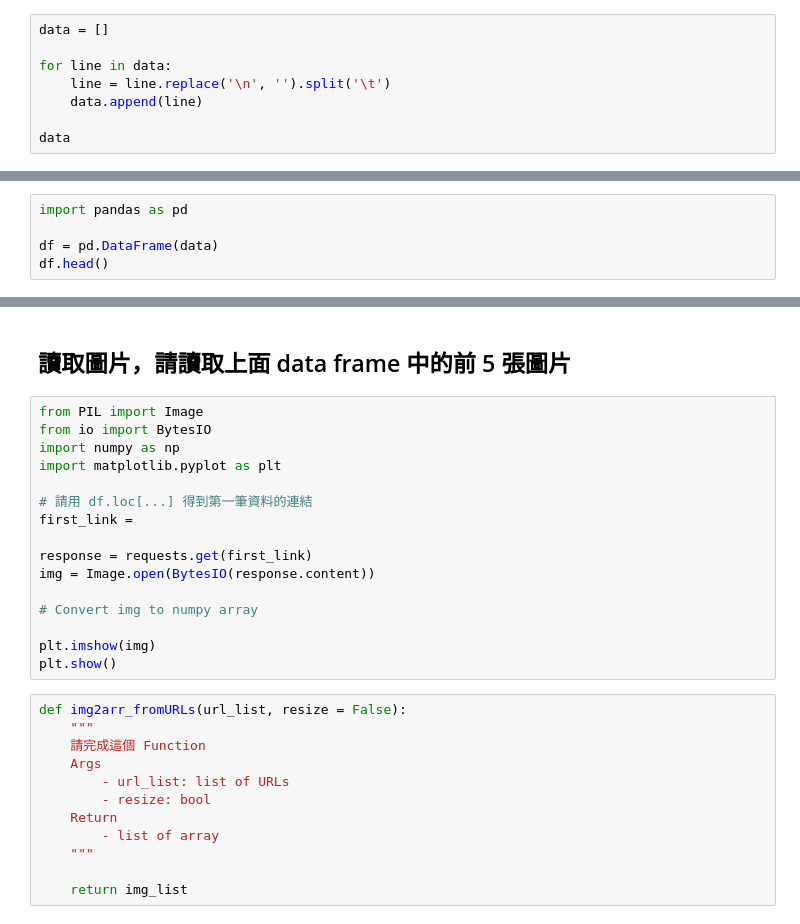
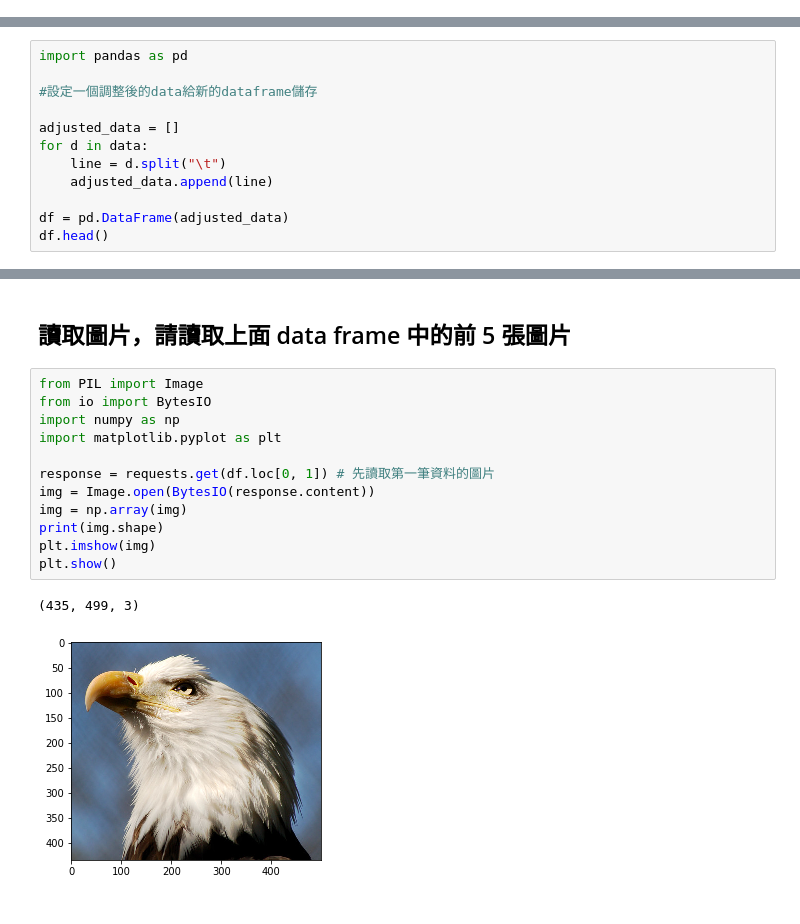
Before and after one commit to lee2nd/Machine-Learning-Marathon, a Jupyter notebook: homework/Day_005_HW.ipynb, the cells around one changed output, grey strips where cells are left out. Saved outputs shown, nothing was run; the diff lists cells and outputs as text.

```diff
--- a/homework/Day_005_HW.ipynb
+++ b/homework/Day_005_HW.ipynb
@@ -68,8 +74,0 @@ AttributeError: 'list' object has no attribute 'split'
-# %%
-data = []
-
-for line in data:
-    line = line.replace('\n', '').split('\t')
-    data.append(line)
-
-data
@@ -80,5 +77,12 @@ data
 # %%
 import pandas as pd
 
-df = pd.DataFrame(data)
+#設定一個調整後的data給新的dataframe儲存
+
+adjusted_data = []
+for d in data:
+    line = d.split("\t")
+    adjusted_data.append(line)
+
+df = pd.DataFrame(adjusted_data)
 df.head()
@@ -87,28 +98,15 @@ df.head()
 # %%
 from PIL import Image
 from io import BytesIO
 import numpy as np
 import matplotlib.pyplot as plt
 
-# 請用 df.loc[...] 得到第一筆資料的連結
-first_link =
-
-response = requests.get(first_link)
+response = requests.get(df.loc[0, 1]) # 先讀取第一筆資料的圖片
 img = Image.open(BytesIO(response.content))
-
-# Convert img to numpy array
-
+img = np.array(img)
+print(img.shape)
 plt.imshow(img)
 plt.show()
+# %% [output]
+(435, 499, 3)
+[figure, added]
-# %%
-def img2arr_fromURLs(url_list, resize = False):
-    """
-    請完成這個 Function
-    Args
-        - url_list: list of URLs
-        - resize: bool
-    Return
-        - list of array
-    """
-
-    return img_list
```
Also changed, not shown: parts of 7 cells of this notebook.
